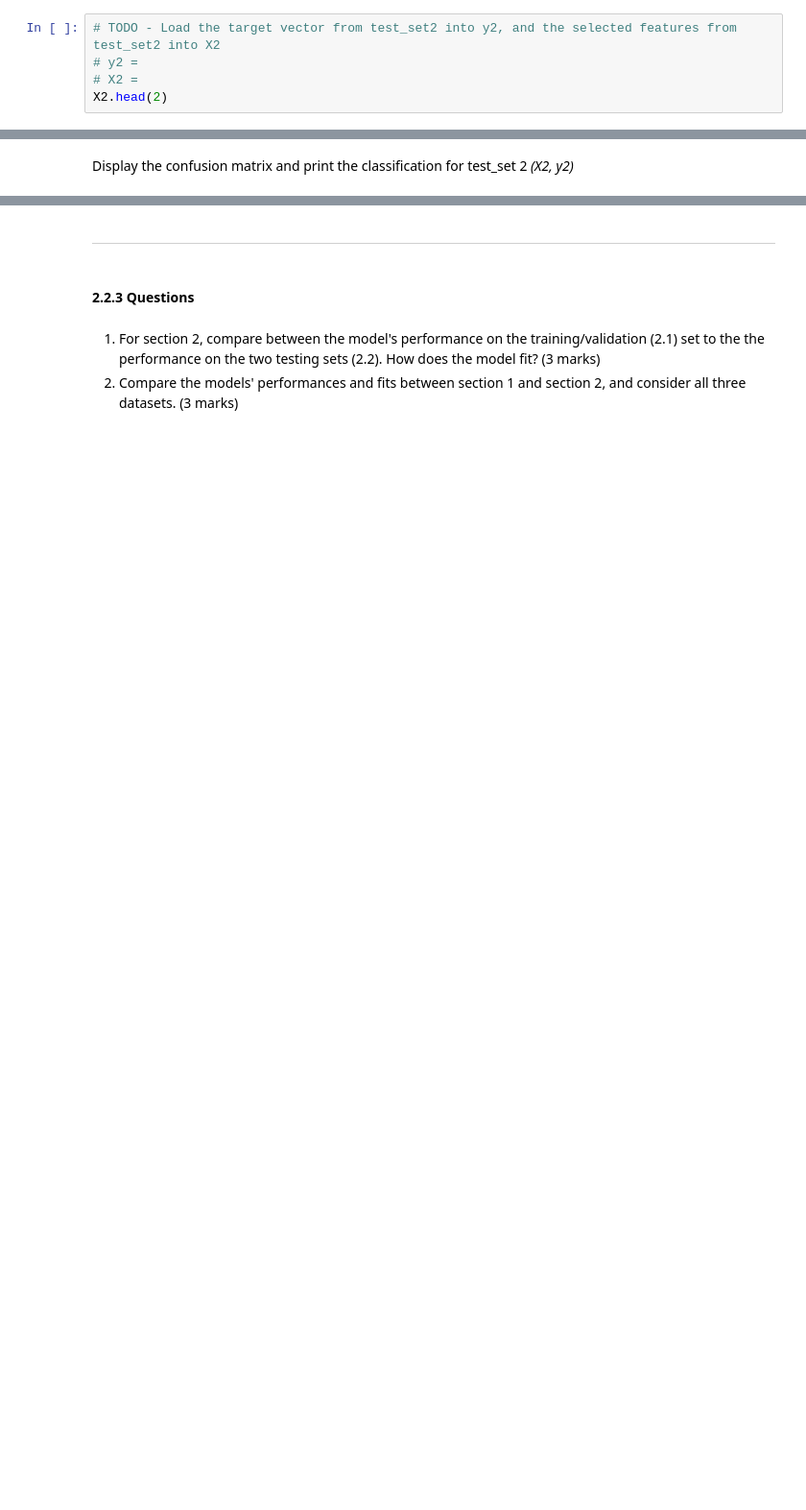
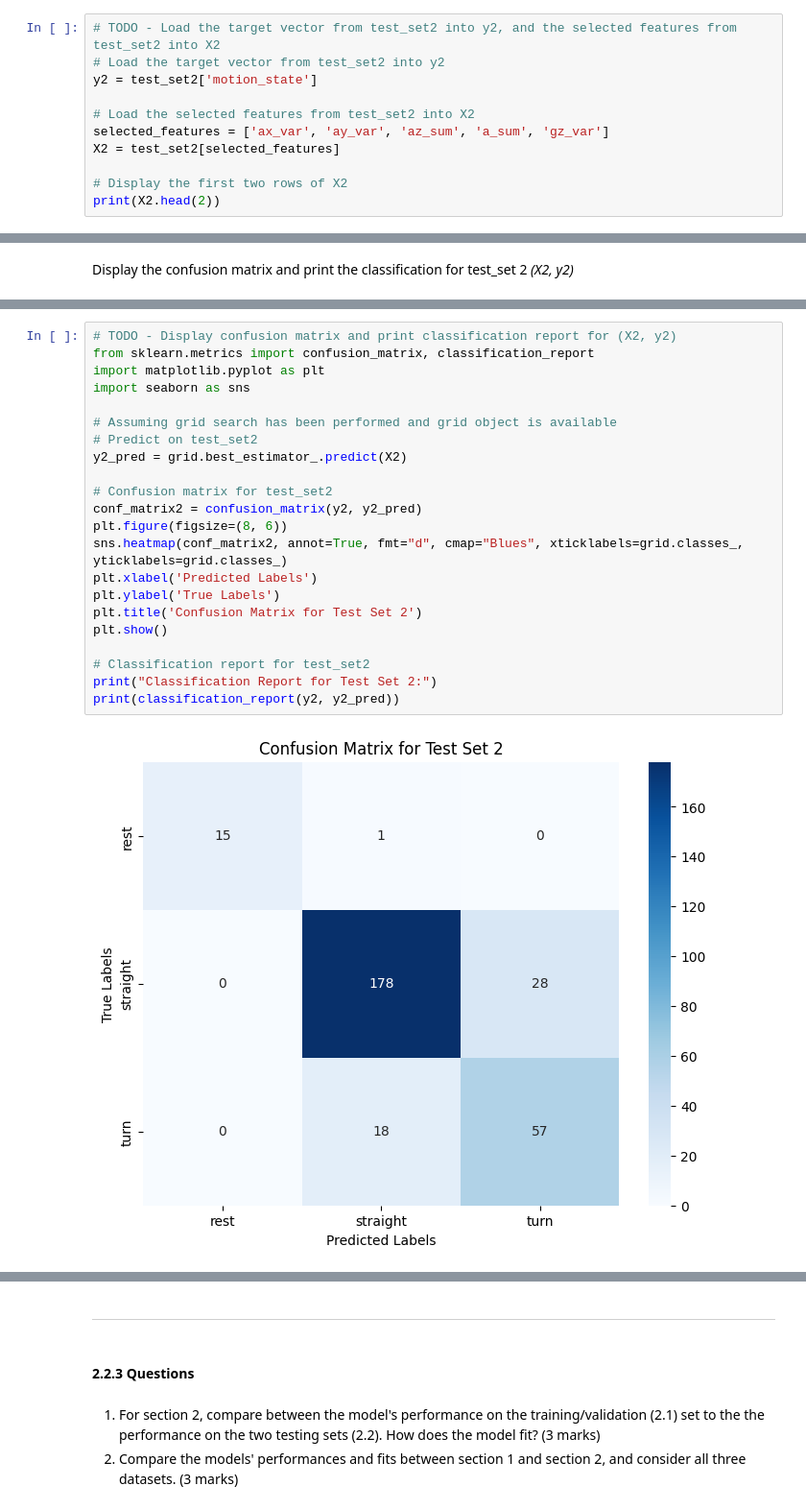
Before and after one commit to SamarthUPathak/engg680_2024_fall, a Jupyter notebook: Assignment_4/Assignment 4.ipynb, the cells around one changed output, grey strips where cells are left out. Shown at 96% size. Saved outputs shown, nothing was run; the diff lists cells and outputs as text; blank space fills up the shorter version.

```diff
--- a/Assignment_4/Assignment 4.ipynb
+++ b/Assignment_4/Assignment 4.ipynb
@@ -567,5 +709,11 @@ X1.head(2)
 # %%
 # TODO - Load the target vector from test_set2 into y2, and the selected features from test_set2 into X2
-# y2 =
-# X2 =
-X2.head(2)
+# Load the target vector from test_set2 into y2
+y2 = test_set2['motion_state']
+
+# Load the selected features from test_set2 into X2
+selected_features = ['ax_var', 'ay_var', 'az_sum', 'a_sum', 'gz_var']
+X2 = test_set2[selected_features]
+
+# Display the first two rows of X2
+print(X2.head(2))
@@ -589,0 +785,24 @@ Display the confusion matrix and print the classification for test_set 2 *(X2, y
+# %%
+# TODO - Display confusion matrix and print classification report for (X2, y2)
+from sklearn.metrics import confusion_matrix, classification_report
+import matplotlib.pyplot as plt
+import seaborn as sns
+
+# Assuming grid search has been performed and grid object is available
+# Predict on test_set2
+y2_pred = grid.best_estimator_.predict(X2)
+
+# Confusion matrix for test_set2
+conf_matrix2 = confusion_matrix(y2, y2_pred)
+plt.figure(figsize=(8, 6))
+sns.heatmap(conf_matrix2, annot=True, fmt="d", cmap="Blues", xticklabels=grid.classes_, yticklabels=grid.classes_)
+plt.xlabel('Predicted Labels')
+plt.ylabel('True Labels')
+plt.title('Confusion Matrix for Test Set 2')
+plt.show()
+
+# Classification report for test_set2
+print("Classification Report for Test Set 2:")
+print(classification_report(y2, y2_pred))
+# %% [output]
+[figure, added]
```
Also changed, not shown: parts of 40 cells of this notebook.
